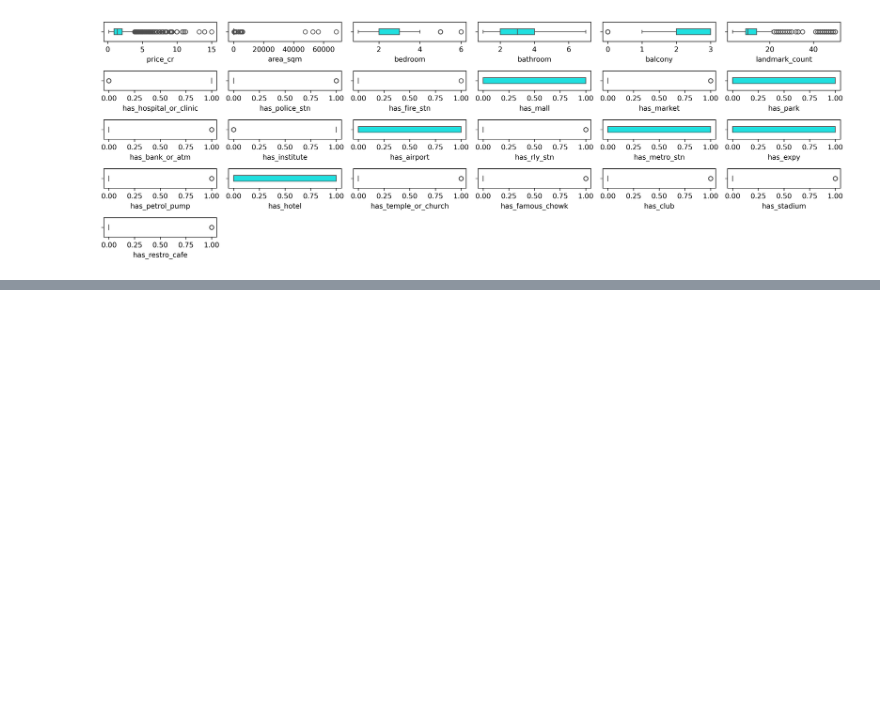
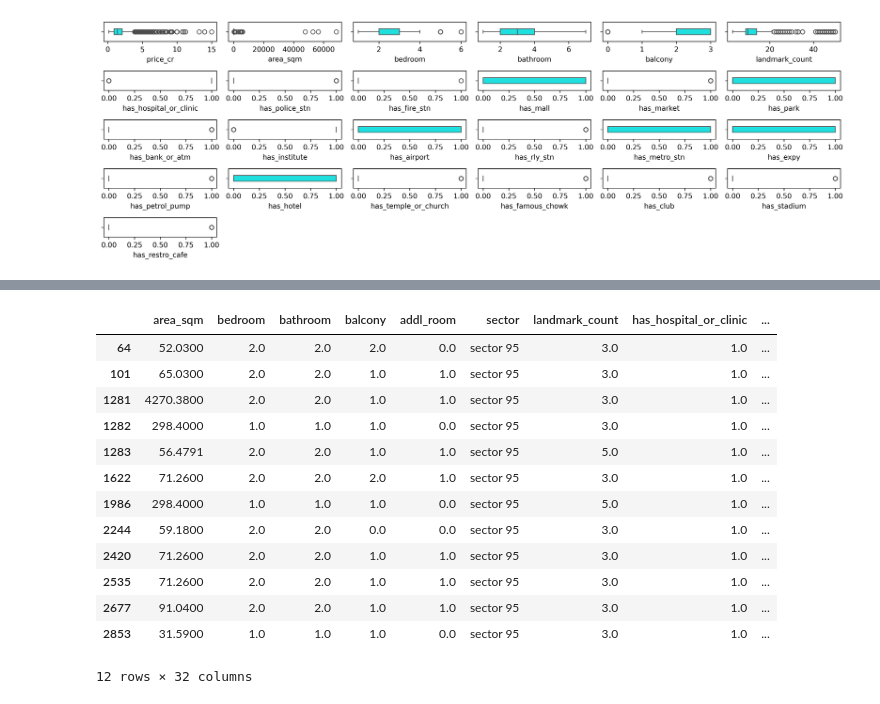
Before and after one commit to grv08singh/14_Proj_ML_99Acres, a Jupyter notebook: notebook/06_EDA.ipynb, the cells around one changed output, grey strips where cells are left out. Cells and saved outputs as stored; diff of their text form; code cells hidden in the pictures; blank space fills up the shorter version.

```diff
--- a/notebook/06_EDA.ipynb
+++ b/notebook/06_EDA.ipynb
@@ -319,3 +207,0 @@ for ix in error_index:
-# %%
-for ix in error_index:
-    df.loc[ix, 'area_sqm'] /= 10
@@ -329,0 +312,17 @@ for ix in error_index:
+# %%
+df[df['society']=='ramsons kshitij']
+# %% [output]
+|  | area_sqm | bedroom | bathroom | balcony | addl_room | sector | landmark_count | has_hospital_or_clinic | ... |
+| 64 | 52.0300 | 2.0 | 2.0 | 2.0 | 0.0 | sector 95 | 3.0 | 1.0 | ... |
+| 101 | 65.0300 | 2.0 | 2.0 | 1.0 | 1.0 | sector 95 | 3.0 | 1.0 | ... |
+| 1281 | 4270.3800 | 2.0 | 2.0 | 1.0 | 1.0 | sector 95 | 3.0 | 1.0 | ... |
+| 1282 | 298.4000 | 1.0 | 1.0 | 1.0 | 0.0 | sector 95 | 3.0 | 1.0 | ... |
+| 1283 | 56.4791 | 2.0 | 2.0 | 1.0 | 1.0 | sector 95 | 5.0 | 1.0 | ... |
+| 1622 | 71.2600 | 2.0 | 2.0 | 2.0 | 1.0 | sector 95 | 3.0 | 1.0 | ... |
+| 1986 | 298.4000 | 1.0 | 1.0 | 1.0 | 0.0 | sector 95 | 5.0 | 1.0 | ... |
+| 2244 | 59.1800 | 2.0 | 2.0 | 0.0 | 0.0 | sector 95 | 3.0 | 1.0 | ... |
+| 2420 | 71.2600 | 2.0 | 2.0 | 1.0 | 1.0 | sector 95 | 3.0 | 1.0 | ... |
+| 2535 | 71.2600 | 2.0 | 2.0 | 1.0 | 1.0 | sector 95 | 3.0 | 1.0 | ... |
+| 2677 | 91.0400 | 2.0 | 2.0 | 1.0 | 1.0 | sector 95 | 3.0 | 1.0 | ... |
+| 2853 | 31.5900 | 1.0 | 1.0 | 1.0 | 0.0 | sector 95 | 3.0 | 1.0 | ... |
+12 rows × 32 columns
```
Also changed, not shown: parts of 50 cells of this notebook, 18 other files.
